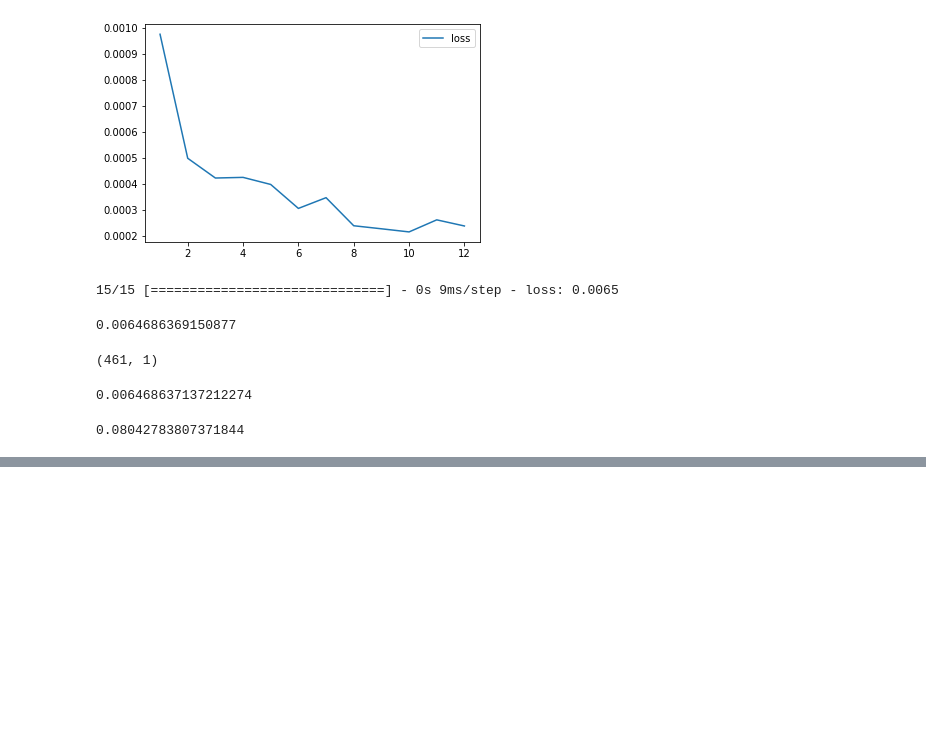
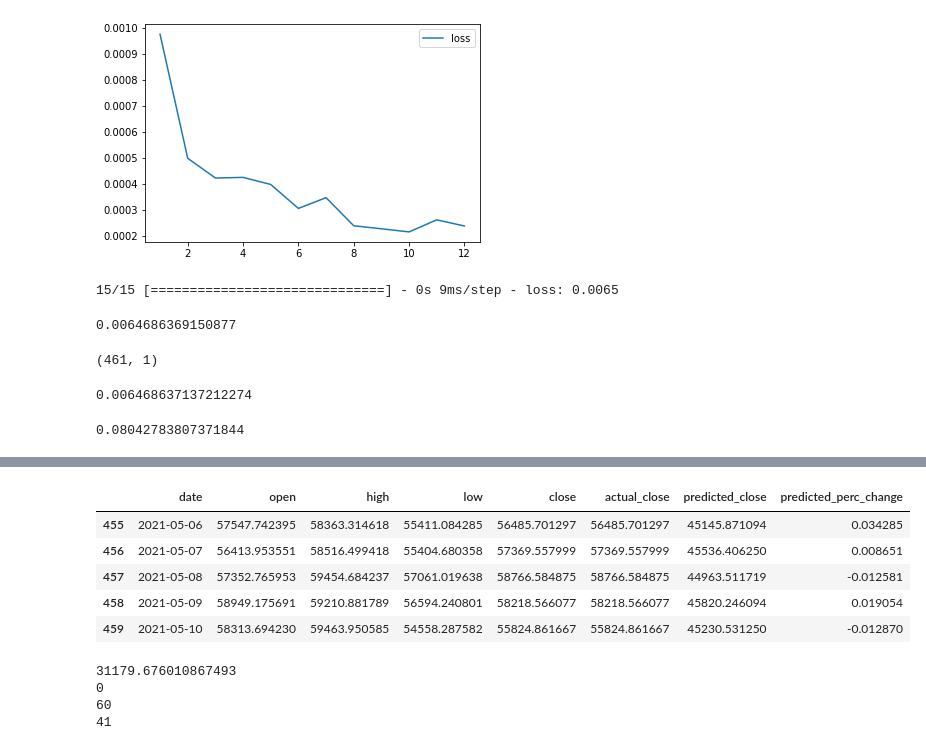
Before and after one commit to georgekoul26/Bitcoin_Models, a Jupyter notebook: testmodel.ipynb, the cells around one changed output, grey strips where cells are left out. Drawn from its saved outputs; the diff is of its cells as text; code cells hidden in the pictures; blank space fills up the shorter version.

```diff
--- a/testmodel.ipynb
+++ b/testmodel.ipynb
@@ -341,0 +309,58 @@ print(count)
+# %%
+results_prices_df = pd.concat([ohlc_df, results_df], axis=1, join='inner')
+results_prices_df['predicted_perc_change'] = results_prices_df['predicted_close'].pct_change()
+results_prices_df.dropna(inplace=True)
+results_prices_df.reset_index(inplace=True)
+results_prices_df.tail()
+# %% [output]
+|  | date | open | high | low | close | actual_close | predicted_close | predicted_perc_change |
+| 455 | 2021-05-06 | 57547.742395 | 58363.314618 | 55411.084285 | 56485.701297 | 56485.701297 | 45145.871094 | 0.034285 |
+| 456 | 2021-05-07 | 56413.953551 | 58516.499418 | 55404.680358 | 57369.557999 | 57369.557999 | 45536.406250 | 0.008651 |
+| 457 | 2021-05-08 | 57352.765953 | 59454.684237 | 57061.019638 | 58766.584875 | 58766.584875 | 44963.511719 | -0.012581 |
+| 458 | 2021-05-09 | 58949.175691 | 59210.881789 | 56594.240801 | 58218.566077 | 58218.566077 | 45820.246094 | 0.019054 |
+| 459 | 2021-05-10 | 58313.694230 | 59463.950585 | 54558.287582 | 55824.861667 | 55824.861667 | 45230.531250 | -0.012870 |
+# %%
+position=0
+realized_profit = 0
+unrealized_profit = 0
+profitable_transactions=0
+unprofitable_transactions=0
+data_size = len(results_prices_df.index)
+
+for index, value in results_prices_df.iterrows():
+    if index<data_size-1:
+        open_price = results_prices_df.iloc[index][1]
+        close_price = results_prices_df.iloc[index][4]
+        tmo_open_price = results_prices_df.iloc[index+1][1]
+        tmo_close_price = results_prices_df.iloc[index+1][4]
+
+        if position == 1:
+            unrealized_profit = close_price - buy_price
+        if value[7] > 0:
+            if position == 0:
+                buy_price = tmo_open_price
+                position = 1
+        if value[7] < 0:
+            if position ==1:
+                sell_price = tmo_open_price
+                position = 0
+                trans_profit = sell_price-buy_price
+                unrealized_profit = 0
+                realized_profit += trans_profit
+                if trans_profit>=0:
+                    profitable_transactions+=1
+                else:
+                    unprofitable_transactions+=1
+
+
+
+
+print(realized_profit)
+print(unrealized_profit)
+print(profitable_transactions)
+print(unprofitable_transactions)
+# %% [output]
+31179.676010867493
+0
+60
+41
```
Also changed, not shown: parts of 6 cells of this notebook.
